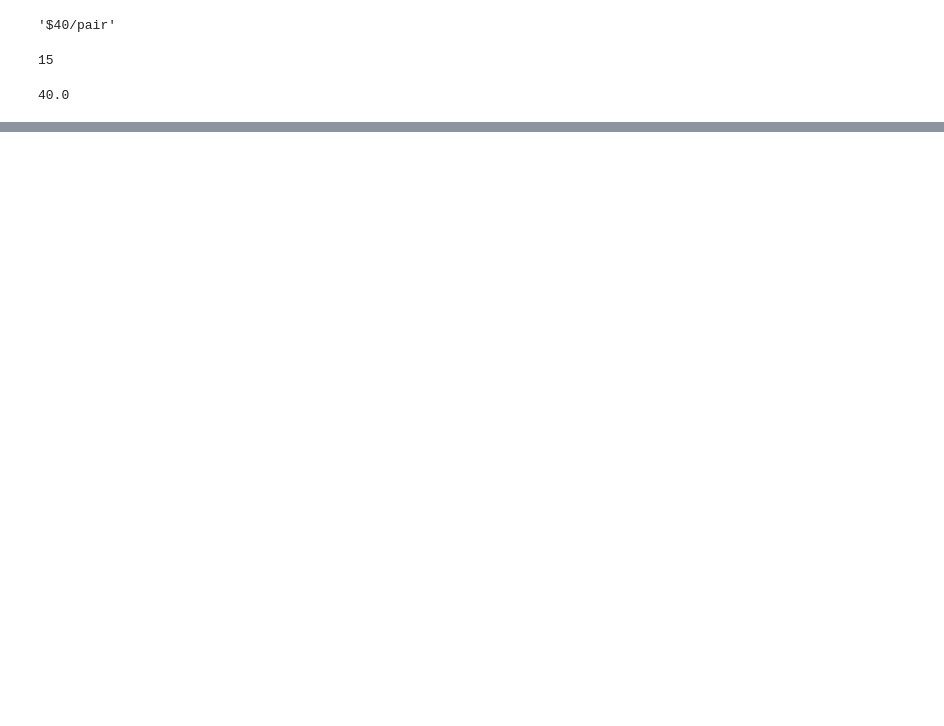
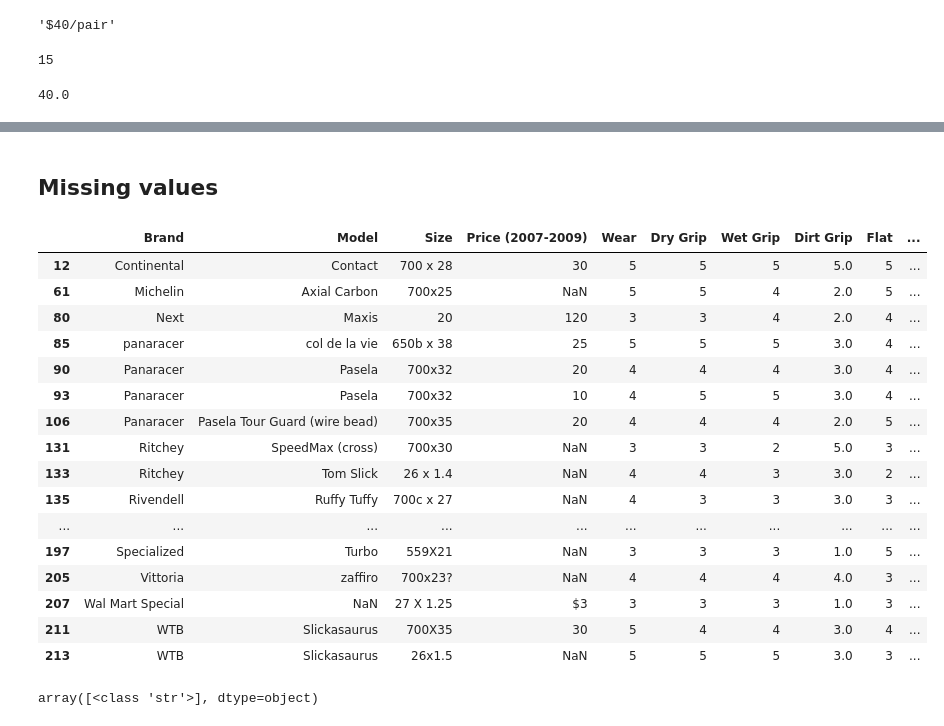
Before and after one commit to sanalps/Tire_Survery_EDA, a Jupyter notebook: BF_street_tire_survey.ipynb, the cells around one changed output, grey strips where cells are left out. Cells and saved outputs as stored; diff of their text form; code cells hidden in the pictures; blank space fills up the shorter version.

```diff
--- a/BF_street_tire_survey.ipynb
+++ b/BF_street_tire_survey.ipynb
@@ -124,0 +235,23 @@ Name: Price (2007-2009), dtype: object
+# %% [markdown]
+## Missing values
+# %%
+null_data = df_surevey[df_surevey.isnull().any(axis=1)]
+null_data
+# %% [output]
+|  | Brand | Model | Size | Price (2007-2009) | Wear | Dry Grip | Wet Grip | Dirt Grip | Flat | ... |
+| 12 | Continental | Contact | 700 x 28 | 30 | 5 | 5 | 5 | 5.0 | 5 | ... |
+| 61 | Michelin | Axial Carbon | 700x25 | NaN | 5 | 5 | 4 | 2.0 | 5 | ... |
+| 80 | Next | Maxis | 20 | 120 | 3 | 3 | 4 | 2.0 | 4 | ... |
+| 85 | panaracer | col de la vie | 650b x 38 | 25 | 5 | 5 | 5 | 3.0 | 4 | ... |
+| 90 | Panaracer | Pasela | 700x32 | 20 | 4 | 4 | 4 | 3.0 | 4 | ... |
+| 93 | Panaracer | Pasela | 700x32 | 10 | 4 | 5 | 5 | 3.0 | 4 | ... |
+| 106 | Panaracer | Pasela Tour Guard (wire bead) | 700x35 | 20 | 4 | 4 | 4 | 2.0 | 5 | ... |
+| 131 | Ritchey | SpeedMax (cross) | 700x30 | NaN | 3 | 3 | 2 | 5.0 | 3 | ... |
+| 133 | Ritchey | Tom Slick | 26 x 1.4 | NaN | 4 | 4 | 3 | 3.0 | 2 | ... |
+| 135 | Rivendell | Ruffy Tuffy | 700c x 27 | NaN | 4 | 3 | 3 | 3.0 | 3 | ... |
+| ... | ... | ... | ... | ... | ... | ... | ... | ... | ... | ... |
+| 197 | Specialized | Turbo | 559X21 | NaN | 3 | 3 | 3 | 1.0 | 5 | ... |
+| 205 | Vittoria | zaffiro | 700x23? | NaN | 4 | 4 | 4 | 4.0 | 3 | ... |
+| 207 | Wal Mart Special | NaN | 27 X 1.25 | $3 | 3 | 3 | 3 | 1.0 | 3 | ... |
+| 211 | WTB | Slickasaurus | 700X35 | 30 | 5 | 4 | 4 | 3.0 | 4 | ... |
+| 213 | WTB | Slickasaurus | 26x1.5 | NaN | 5 | 5 | 5 | 3.0 | 3 | ... |
@@ -124,0 +260,4 @@ Name: Price (2007-2009), dtype: object
+# %%
+df_surevey2['Brand'].apply(type).unique()
+# %% [output]
+array([<class 'str'>], dtype=object)
```
Also changed, not shown: parts of 26 cells of this notebook, 1 other file.
